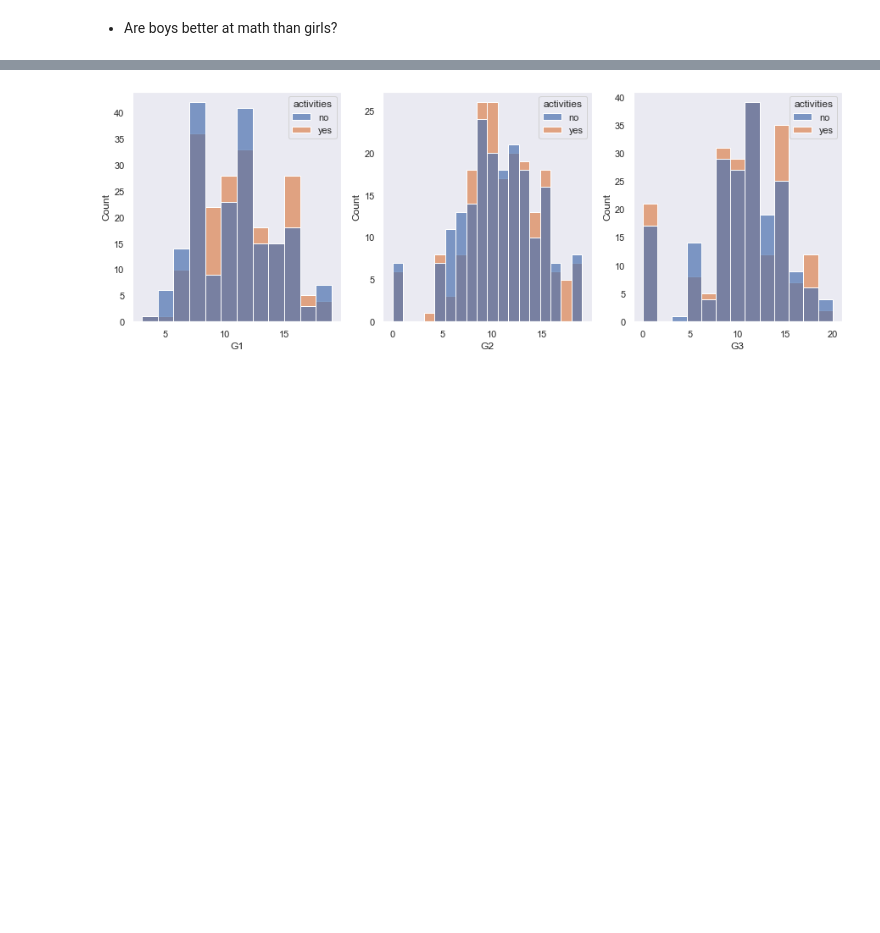
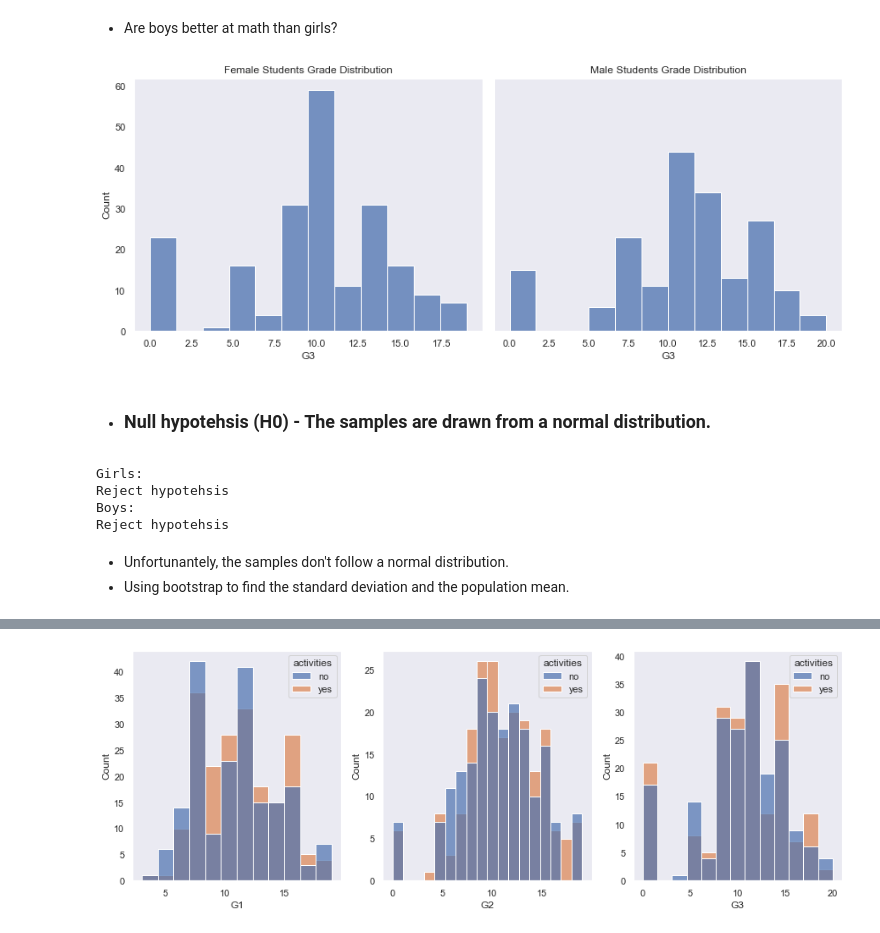
Before and after one commit to Gal-Gilor/Student-Performance-Estimation, a Jupyter notebook: notebooks/exploratory_notebook.ipynb, the cells around one changed output, grey strips where cells are left out. Drawn from its saved outputs; the diff is of its cells as text; code cells hidden in the pictures; blank space fills up the shorter version.

Commit message:
Tested whether the distribution of final grades among boys and girls follow a normal distirubtion using shapiro-wilk test

```diff
--- a/notebooks/exploratory_notebook.ipynb
+++ b/notebooks/exploratory_notebook.ipynb
@@ -160,3 +160,48 @@ raw.groupby('sex').agg({'G1': 'mean', 'G2': 'mean', 'G3': 'mean'})
 | M | 11.229947 | 11.074866 | 10.914439 |
 # %% [markdown]
 * Are boys better at math than girls?
+# %%
+girls_math = raw.loc[raw['sex'] == 'F']
+boys_math = raw.loc[raw['sex'] != 'F']
+
+fig, ax = plt.subplots(1, 2, figsize=(12, 5), sharey=True)
+ax = ax.ravel()
+
+sns.histplot(data=girls_math, x='G3', ax=ax[0])
+ax[0].set_title('Female Students Grade Distribution')
+
+sns.histplot(data=boys_math, x='G3', ax=ax[1])
+ax[1].set_title('Male Students Grade Distribution')
+
+plt.tight_layout()
+# %% [output]
+[figure, added]
+# %% [markdown]
+* ### Null hypotehsis (H0) - The samples are drawn from a normal distribution.
+# %%
+import scipy as sp
+from scipy.stats import shapiro
+
+alpha = 0.05
+f_stat, f_pvalue = shapiro(girls_math['G3'])
+m_stat, m_pvalue = shapiro(boys_math['G3'])
+
+def test_hypothesis(alpha: float, pvalue: float) -> None:
+    if pvalue > alpha:
+        print('Fail to reject hypothesis')
+    else:
+        print('Reject hypotehsis')
+
+print(f'Girls:')
+test_hypothesis(alpha, f_pvalue)
+
+print(f'Boys:')
+test_hypothesis(alpha, m_pvalue)
+# %% [output]
+Girls:
+Reject hypotehsis
+Boys:
+Reject hypotehsis
+# %% [markdown]
+* Unfortunantely, the samples don't follow a normal distribution.
+* Using bootstrap to find the standard deviation and the population mean.
```
Also changed, not shown: parts of 2 cells of this notebook.
